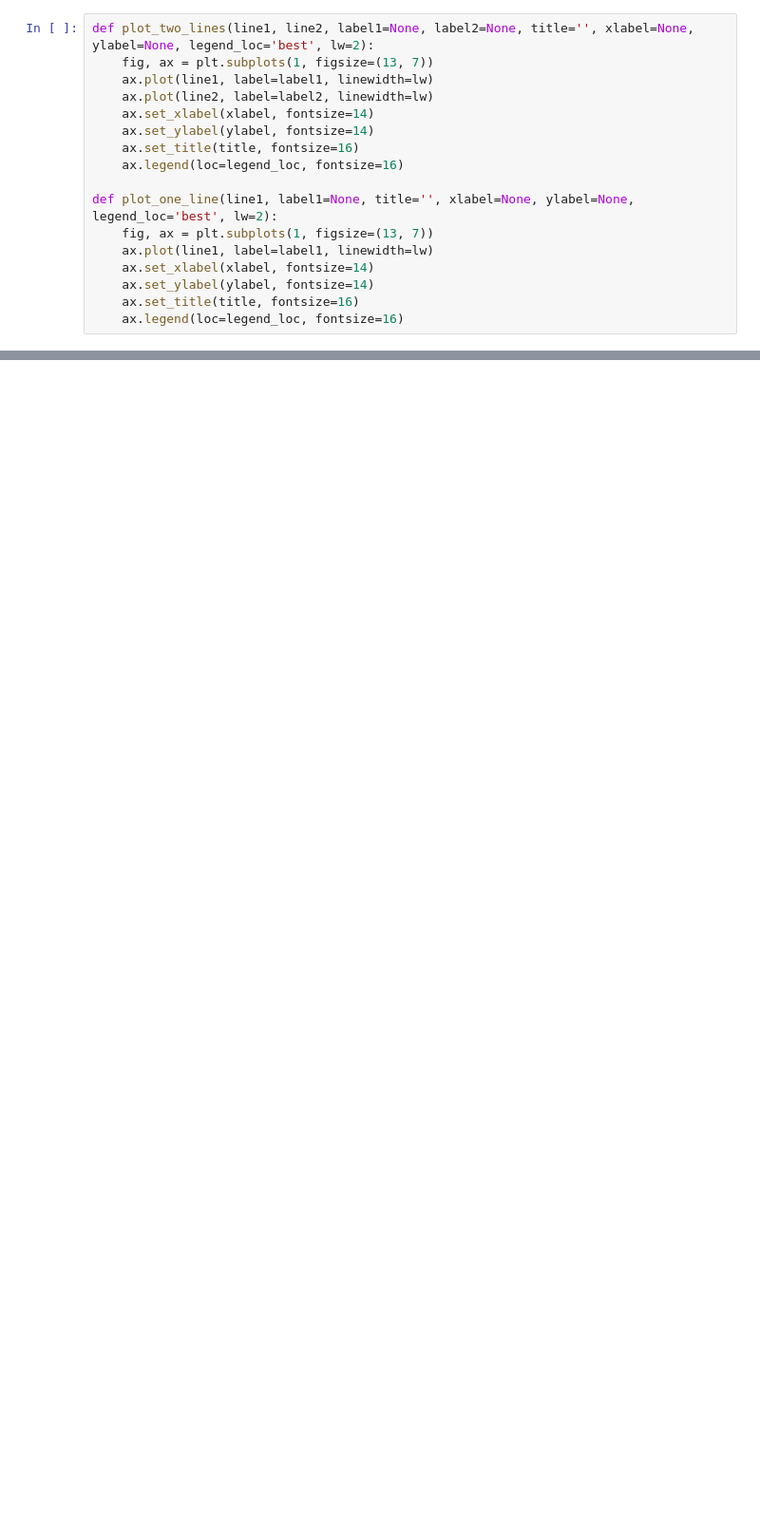
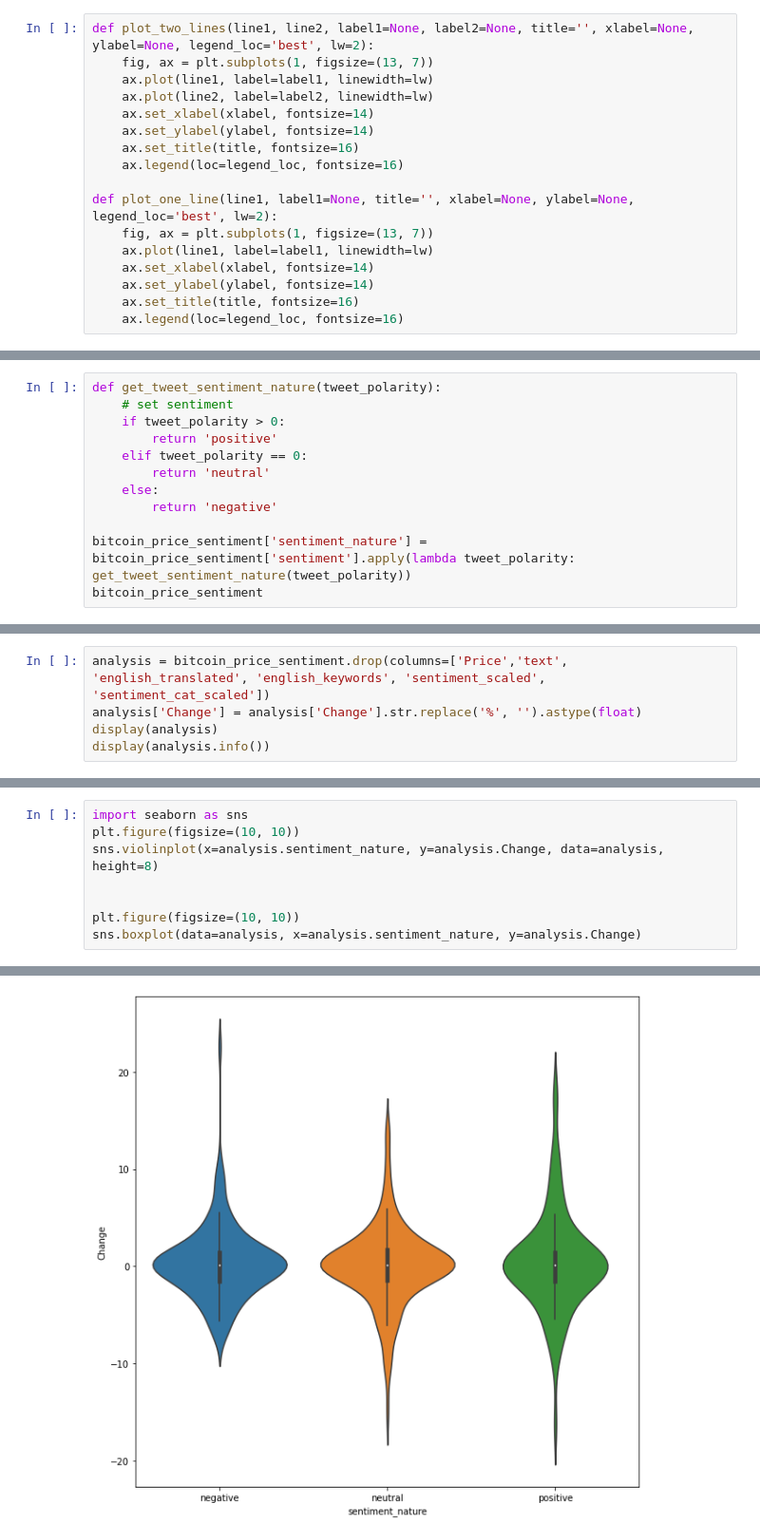
Before and after one commit to sachin376/learning-bigdata-project3-crypto_tweets_analysis, a Jupyter notebook: Project_crypto_tweets_analysis_v1.ipynb, the cells around one changed output, grey strips where cells are left out. Shown at 95% size. Drawn from its saved outputs; the diff is of its cells as text; blank space fills up the shorter version.

Commit message:
added all final df analysis and data ploting

```diff
--- a/Project_crypto_tweets_analysis_v1.ipynb
+++ b/Project_crypto_tweets_analysis_v1.ipynb
@@ -480,0 +600,12 @@ bitcoin_price_sentiment
+# %%
+def get_tweet_sentiment_nature(tweet_polarity):
+    # set sentiment
+    if tweet_polarity > 0:
+        return 'positive'
+    elif tweet_polarity == 0:
+        return 'neutral'
+    else:
+        return 'negative'
+
+bitcoin_price_sentiment['sentiment_nature'] = bitcoin_price_sentiment['sentiment'].apply(lambda tweet_polarity: get_tweet_sentiment_nature(tweet_polarity))
+bitcoin_price_sentiment
@@ -494,0 +636,5 @@ def get_tweet_sentiment(tweet):
+# %%
+analysis = bitcoin_price_sentiment.drop(columns=['Price','text', 'english_translated', 'english_keywords', 'sentiment_scaled', 'sentiment_cat_scaled'])
+analysis['Change'] = analysis['Change'].str.replace('%', '').astype(float)
+display(analysis)
+display(analysis.info())
@@ -494,0 +689,9 @@ def get_tweet_sentiment(tweet):
+# %%
+import seaborn as sns
+plt.figure(figsize=(10, 10))
+sns.violinplot(x=analysis.sentiment_nature, y=analysis.Change, data=analysis, height=8)
+
+
+plt.figure(figsize=(10, 10))
+sns.boxplot(data=analysis, x=analysis.sentiment_nature, y=analysis.Change)
+# %% [output]
@@ -494,0 +699 @@ def get_tweet_sentiment(tweet):
+[figure, added]
```
Also changed, not shown: parts of 19 cells of this notebook.
